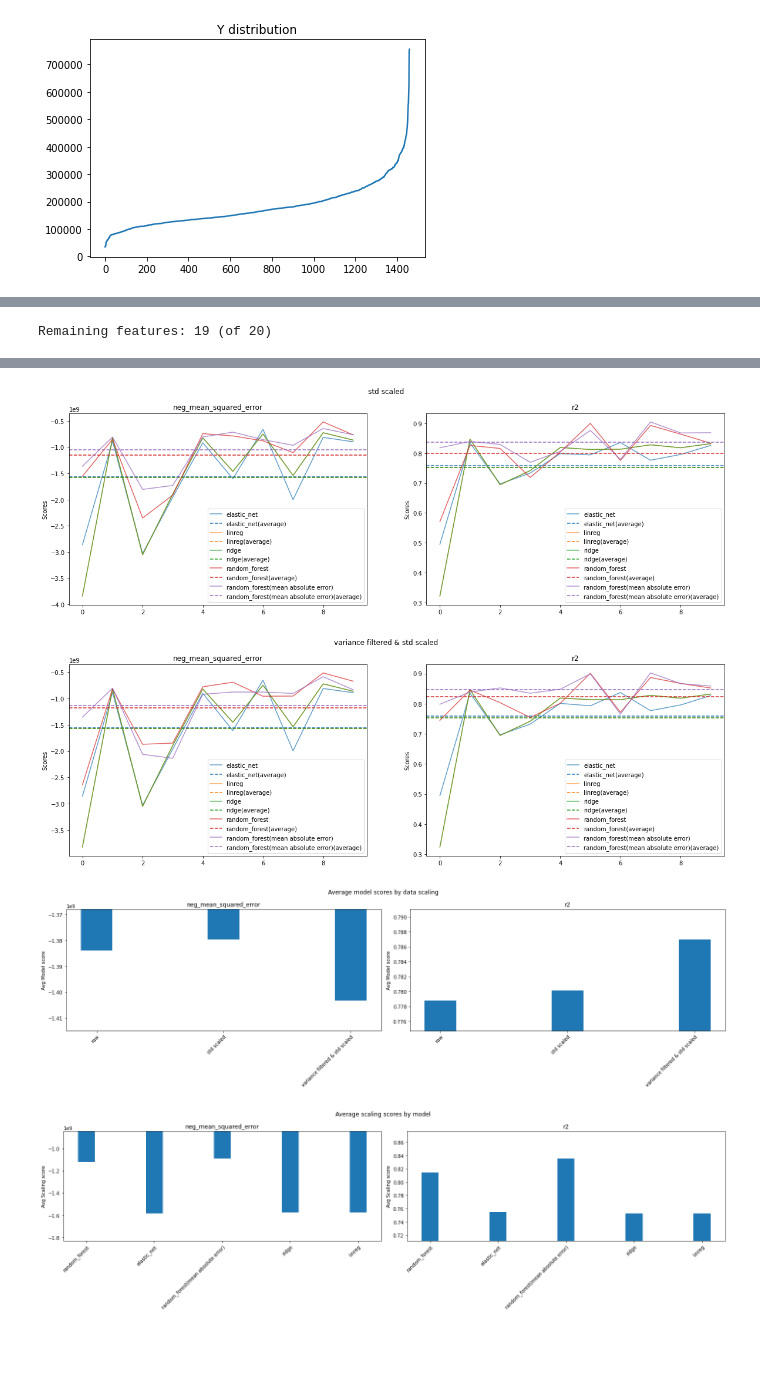
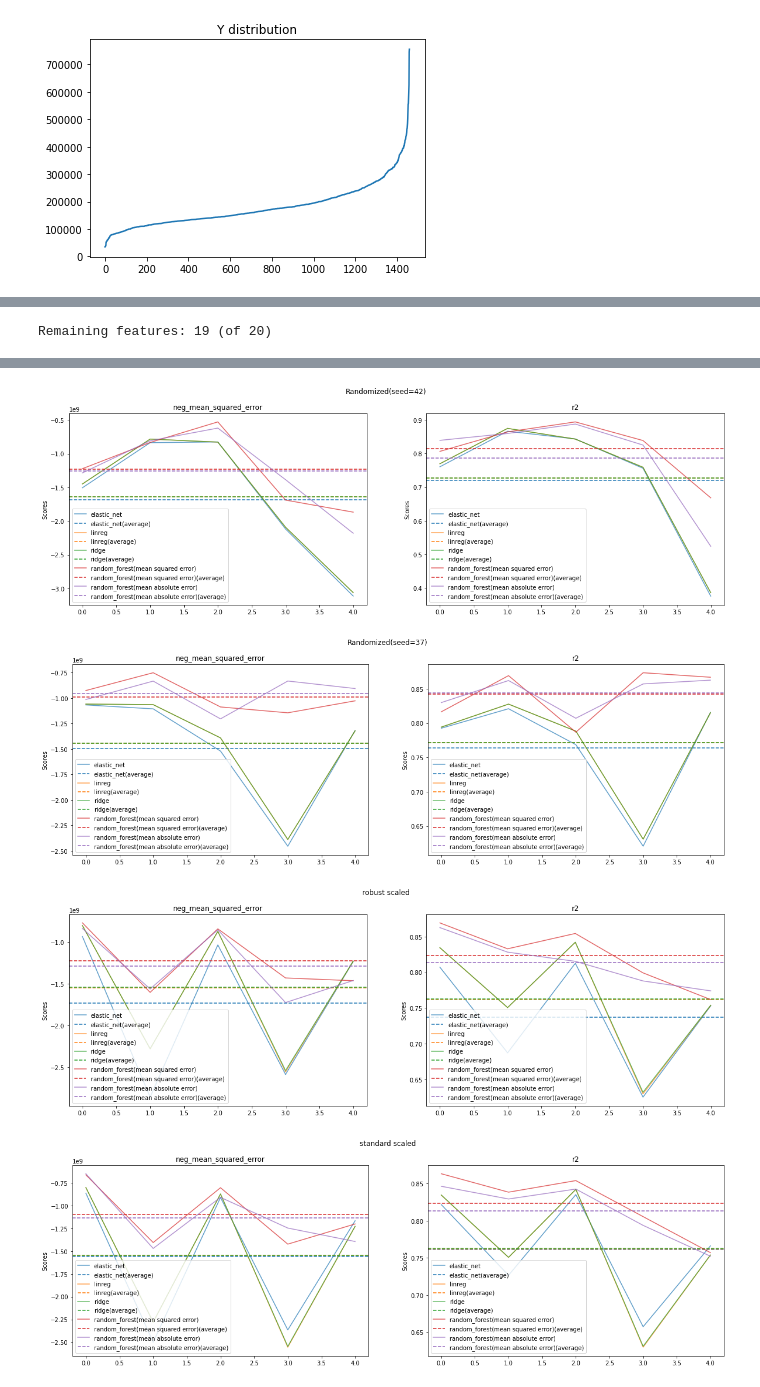
Before and after one commit to mankinskin/ml_projects, a Jupyter notebook: project3/Project3.ipynb, the cells around one changed output, grey strips where cells are left out. Drawn from its saved outputs; the diff is of its cells as text; code cells hidden in the pictures; blank space fills up the shorter version.

```diff
--- a/project3/Project3.ipynb
+++ b/project3/Project3.ipynb
@@ -300,6 +286,5 @@ with warnings.catch_warnings():
 # %%
 # Todo: evaluate different techniques of feature selection
-
 # embedded feature selections
 regs = {
     "elastic_net": ElasticNet(),
@@ -308,24 +293,34 @@ regs = {
     "random_forest(mean squared error)": RandomForestRegressor(n_estimators=10),
     "random_forest(mean absolute error)": RandomForestRegressor(n_estimators=10, criterion="mae"),
 }
-
 # filter feature selections
+data_raw = (X, y)
+# randomize data multiple times
+p = np.random.RandomState(seed=42).permutation(len(X))
+data_randomized_42 = (X[p], y[p])
+p = np.random.RandomState(seed=37).permutation(len(X))
+data_randomized_37 = (X[p], y[p])
+p = np.random.RandomState(seed=231).permutation(len(X))
+(X, y) = (X[p], y[p])
+std_scaled_data = (scale(X, StandardScaler()), y)
 var_filter = VarianceThreshold(threshold=0.3)
-std_scaled_data = scale(X, StandardScaler())
-var_filtered_data = var_filter.fit_transform(X)
+var_filtered_data = (scale(var_filter.fit_transform(X), StandardScaler()), y)
 data = {
-    "raw": X,
-    "std scaled": std_scaled_data,
-    "variance filtered & std scaled": scale(var_filtered_data, StandardScaler()),
+    "raw": data_raw,
+    "Randomized(seed=42)": data_randomized_42,
+    "Randomized(seed=37)": data_randomized_37,
+    "robust scaled": (scale(X, RobustScaler()), y),
+    "standard scaled": std_scaled_data,
+    "power transformed (Yeo-Johnson)": (scale(X, PowerTransformer(method='yeo-johnson')), y),
+    "quantile transformed (uniform)": (scale(X, QuantileTransformer(output_distribution='uniform')), y),
+    "quantile transformed (gaussian)": (scale(X, QuantileTransformer(output_distribution='normal')), y),
+    "L2 Normalized": (scale(X, Normalizer()), y),
+    "variance filtered & std scaled": var_filtered_data,
 }
-
-with warnings.catch_warnings():
-    warnings.simplefilter("ignore")
-    score_all_models_on_all_data_using_all_scorings(regs, data, y, scorings)
-
+score_all_models_on_all_data_using_all_scorings(regs, data, scorings)
 remaining_features = features[var_filter.get_support()]
 print(f"Remaining features: {len(remaining_features)} (of {len(features)})")
-feature_dict = { name: np.choose(i, var_filtered_data.T) for (i, name) in enumerate(remaining_features)}
+feature_dict = { name: np.choose(i, var_filtered_data[0].T) for (i, name) in enumerate(remaining_features)}
 feature_info(feature_dict)
 # %% [output]
 Remaining features: 19 (of 20)
@@ -350,4 +345,4 @@ Remaining features: 19 (of 20)
-[figure, old version]
+[figure, new version]
-[figure, old version]
+[figure, new version]
-[figure, old version]
+[figure, new version]
-[figure, old version]
+[figure, new version]
```
Also changed, not shown: parts of 14 cells of this notebook.
